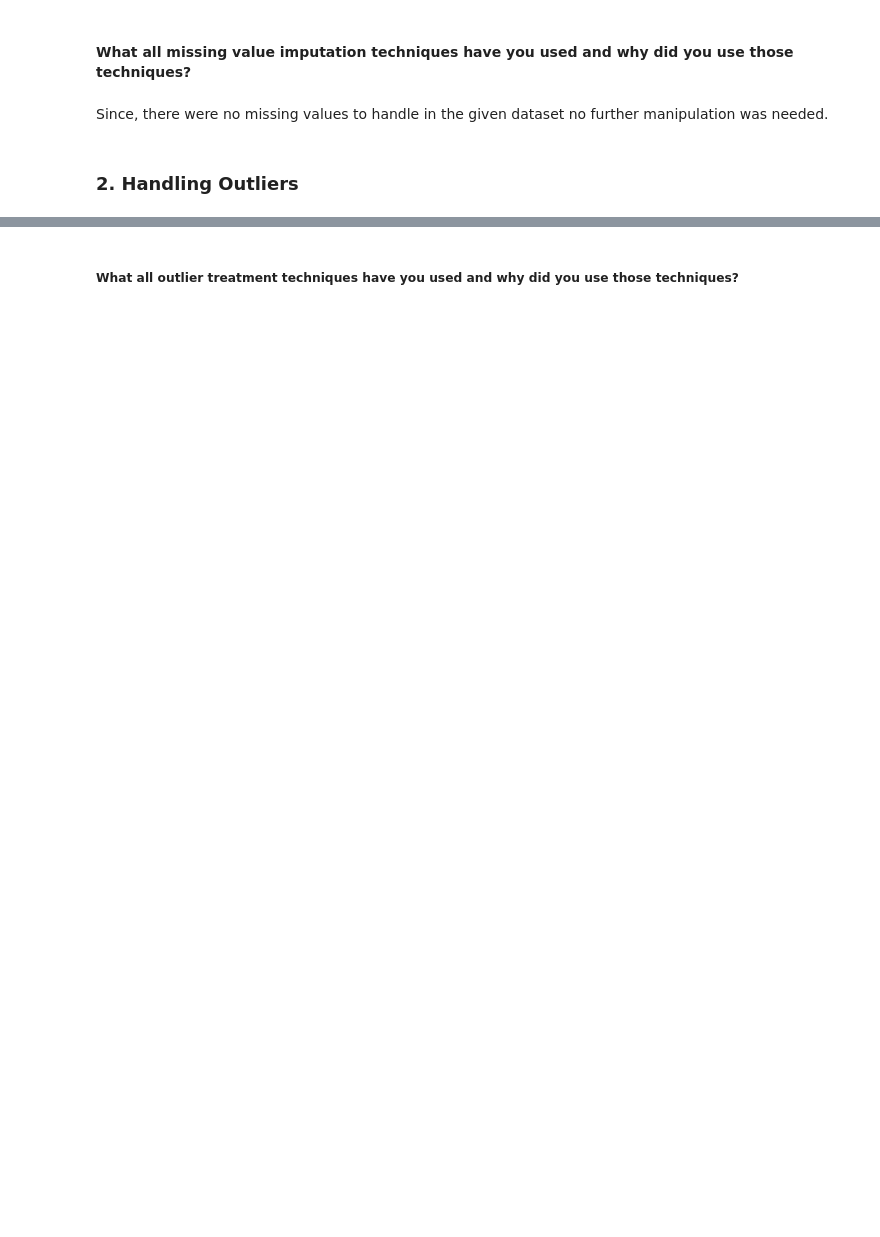
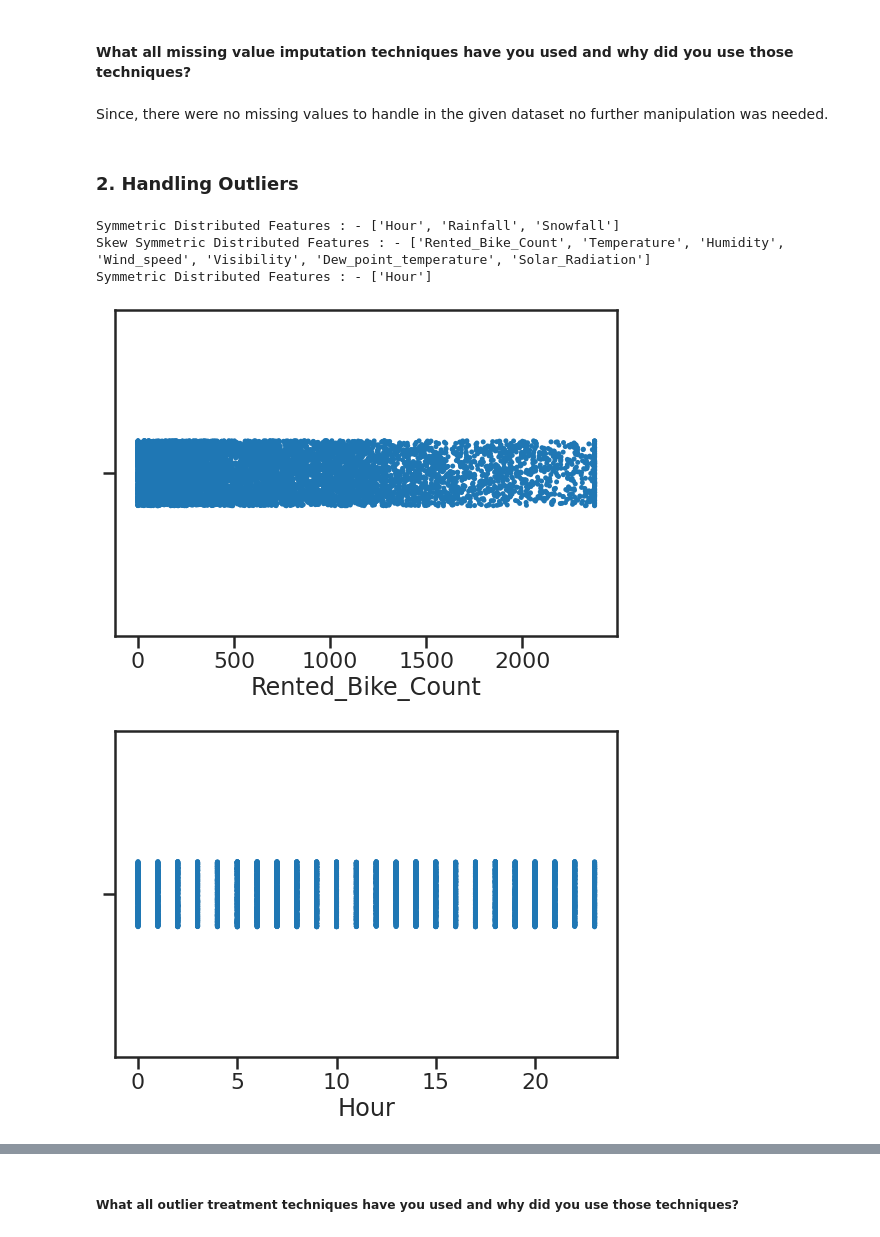
Before and after one commit to abhinav4201/Regression-Bike-Sharing-Demand-Prediction, a Jupyter notebook: Supervised_Regression_Bike_Demand_Prediction_Capstone_2.ipynb, the cells around one changed output, grey strips where cells are left out. Saved outputs shown, nothing was run; the diff lists cells and outputs as text; code cells hidden in the pictures; blank space fills up the shorter version.

```diff
--- a/Supervised_Regression_Bike_Demand_Prediction_Capstone_2.ipynb
+++ b/Supervised_Regression_Bike_Demand_Prediction_Capstone_2.ipynb
@@ -1207,0 +1207,63 @@ Since, there were no missing values to handle in the given dataset no further ma
+# %%
+# Handling Outliers & Outlier treatments
+#since it has two observation for now converting into categorial later will change using onehot encoding
+df['Year'] = df.Year.astype('str')
+symmetric_feature=[]
+non_symmetric_feature=[]
+for i in df.describe().columns:
+  if abs(df[i].mean()-df[i].median())<0.2:
+    symmetric_feature.append(i)
+  else:
+    non_symmetric_feature.append(i)
+
+# Getting Symmetric Distributed Features
+print("Symmetric Distributed Features : -",symmetric_feature)
+
+# Getting Skew Symmetric Distributed Features
+print("Skew Symmetric Distributed Features : -",non_symmetric_feature)
+
+#ignoring rainfall and snowfall due to sparsity(upto 75 percentile value was 0
+# and this outliers are needed for model to learn)
+symmetric_feature = symmetric_feature[:-2]
+print("Symmetric Distributed Features : -",symmetric_feature)
+# %% [output]
+Symmetric Distributed Features : - ['Hour', 'Rainfall', 'Snowfall']
+Skew Symmetric Distributed Features : - ['Rented_Bike_Count', 'Temperature', 'Humidity', 'Wind_speed', 'Visibility', 'Dew_point_temperature', 'Solar_Radiation']
+Symmetric Distributed Features : - ['Hour']
+# %%
+# For Symmetric features defining upper and lower boundry(normally distributed using std and mean)
+def outlier_treatment(df,feature):
+  upper_boundary= df[feature].mean()+3*df[feature].std()
+  lower_boundary= df[feature].mean()-3*df[feature].std()
+  return upper_boundary,lower_boundary
+# %%
+# Restricting/ capping the data to lower and upper boundry
+
+for feature in symmetric_feature:
+  #below lower value then value = lower value
+  df.loc[df[feature]<= outlier_treatment(df=df,feature=feature)[1], feature]=outlier_treatment(df=df,feature=feature)[1]
+  #above higher value, then value = higher value
+  df.loc[df[feature]>= outlier_treatment(df=df,feature=feature)[0], feature]=outlier_treatment(df=df,feature=feature)[0]
+# %%
+# For Skew Symmetric features defining upper and lower boundry
+#Outer Fence
+def outlier_treatment_skew(df,feature):
+  IQR= df[feature].quantile(0.75)- df[feature].quantile(0.25)
+  lower_bridge =df[feature].quantile(0.25)-1.5*IQR
+  upper_bridge =df[feature].quantile(0.75)+1.5*IQR
+  # print(f'feature: {feature} IQR:{IQR} lower: {lower_bridge} upper:{upper_bridge}')
+  return upper_bridge,lower_bridge
+# %%
+# Restricting the data to lower and upper boundry
+for feature in non_symmetric_feature:
+  df.loc[df[feature]<= outlier_treatment_skew(df=df,feature=feature)[1], feature]=outlier_treatment_skew(df=df,feature=feature)[1]
+  df.loc[df[feature]>= outlier_treatment_skew(df=df,feature=feature)[0], feature]=outlier_treatment_skew(df=df,feature=feature)[0]
+# %%
+# After Outlier Treatment showing the dataset distribution using strip plot
+# Visualising  code for the numerical columns
+for col in df.describe().columns:
+  fig=plt.figure(figsize=(9,6))
+  sns.stripplot(df[col])
+# %% [output]
+[figure, added]
+[figure, added]
```
Also changed, not shown: parts of 77 cells of this notebook.
